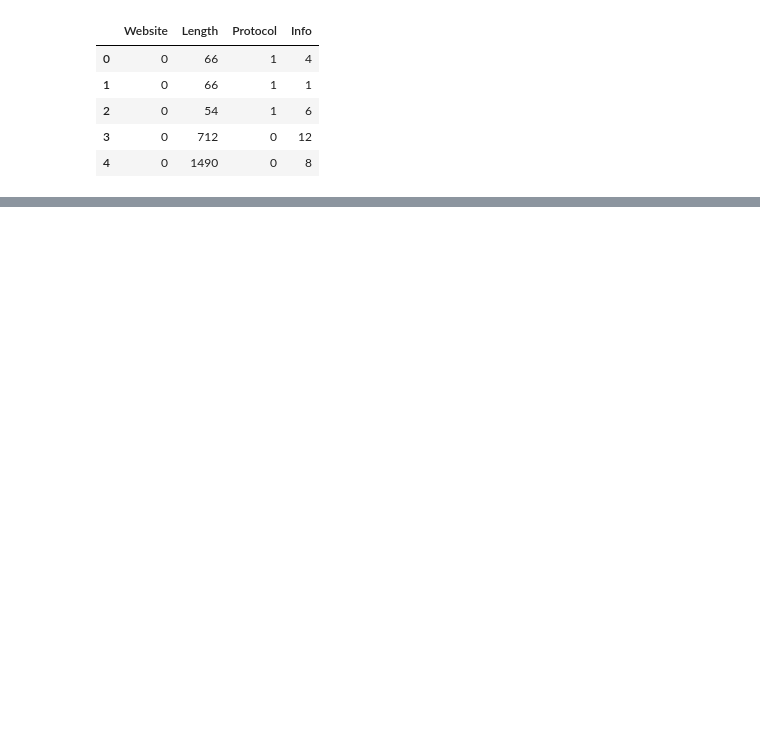
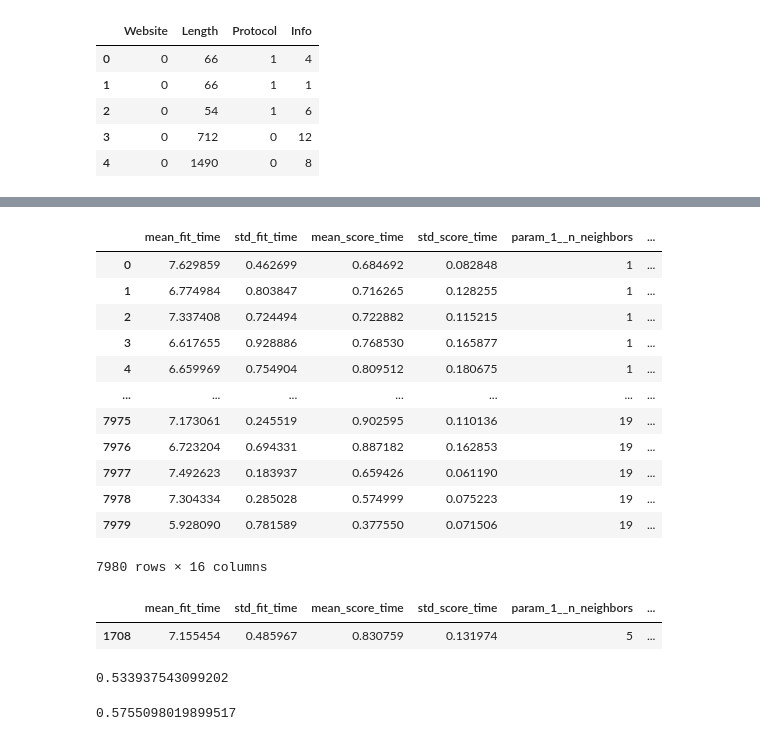
Before and after one commit to charleshu-8/C400-Capstone-Project, a Jupyter notebook: model_ensemble.ipynb, the cells around one changed output, grey strips where cells are left out. Saved outputs shown, nothing was run; the diff lists cells and outputs as text; code cells hidden in the pictures; blank space fills up the shorter version.

```diff
--- a/model_ensemble.ipynb
+++ b/model_ensemble.ipynb
@@ -17,3 +29,7 @@ data.head()
 # %%
 # Separate data set using test/train split
 XTrain, XTest, yTrain, yTest = dataSetSplit(data.drop(columns = ["Website"]).values, data["Website"].values)
+# %%
+svm = SGDClassifier()
+svm.fit(XTrain, yTrain)
+score(svm, XTrain, yTrain, XTest, yTest)
@@ -19,0 +39,6 @@ XTrain, XTest, yTrain, yTest = dataSetSplit(data.drop(columns = ["Website"]).val
+# %%
+model = StackingClassifier(estimators = [("1", KNN()), ("2", DTC()), ("3", SGDClassifier())], final_estimator = LR(), n_jobs = -1, cv = 2)
+# %%
+grid = GridSearchCV(estimator=model, n_jobs = -1, param_grid={"1__n_neighbors": np.array(range(1,20)), "2__min_samples_split": np.array(range(2, 23)), "2__min_samples_leaf": np.array(range(1, 21))})
+# %%
+grid.fit(XTrain, yTrain)
@@ -19,0 +68,36 @@ XTrain, XTest, yTrain, yTest = dataSetSplit(data.drop(columns = ["Website"]).val
+# %%
+gridDataframe = pd.DataFrame(grid.cv_results_)
+gridDataframe
+# %% [output]
+|  | mean_fit_time | std_fit_time | mean_score_time | std_score_time | param_1__n_neighbors | ... |
+| 0 | 7.629859 | 0.462699 | 0.684692 | 0.082848 | 1 | ... |
+| 1 | 6.774984 | 0.803847 | 0.716265 | 0.128255 | 1 | ... |
+| 2 | 7.337408 | 0.724494 | 0.722882 | 0.115215 | 1 | ... |
+| 3 | 6.617655 | 0.928886 | 0.768530 | 0.165877 | 1 | ... |
+| 4 | 6.659969 | 0.754904 | 0.809512 | 0.180675 | 1 | ... |
+| ... | ... | ... | ... | ... | ... | ... |
+| 7975 | 7.173061 | 0.245519 | 0.902595 | 0.110136 | 19 | ... |
+| 7976 | 6.723204 | 0.694331 | 0.887182 | 0.162853 | 19 | ... |
+| 7977 | 7.492623 | 0.183937 | 0.659426 | 0.061190 | 19 | ... |
+| 7978 | 7.304334 | 0.285028 | 0.574999 | 0.075223 | 19 | ... |
+| 7979 | 5.928090 | 0.781589 | 0.377550 | 0.071506 | 19 | ... |
+7980 rows × 16 columns
+# %%
+# Show best hyperparameter set
+bestHyperSet = gridDataframe[gridDataframe["rank_test_score"] <= 1]
+bestHyperSet
+# %% [output]
+|  | mean_fit_time | std_fit_time | mean_score_time | std_score_time | param_1__n_neighbors | ... |
+| 1708 | 7.155454 | 0.485967 | 0.830759 | 0.131974 | 5 | ... |
+# %%
+model1 = GaussianNB()
+model1.fit(XTrain, yTrain)
+model1.score(XTest, yTest)
+# %% [output]
+0.533937543099202
+# %%
+model2 = MLPClassifier()
+model2.fit(XTrain, yTrain)
+model2.score(XTest, yTest)
+# %% [output]
+0.5755098019899517
```
Also changed, not shown: parts of 7 cells of this notebook, 18 other files.
